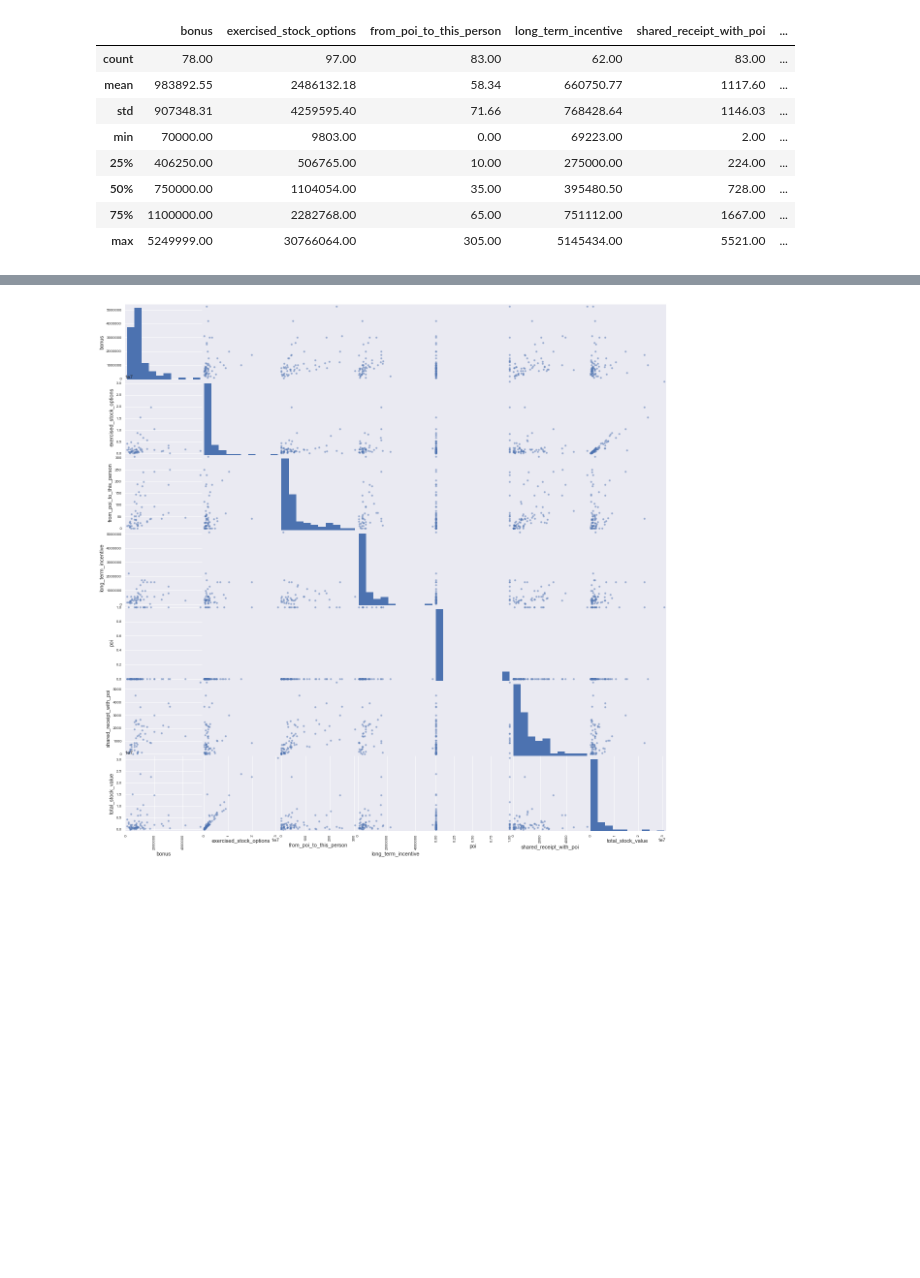
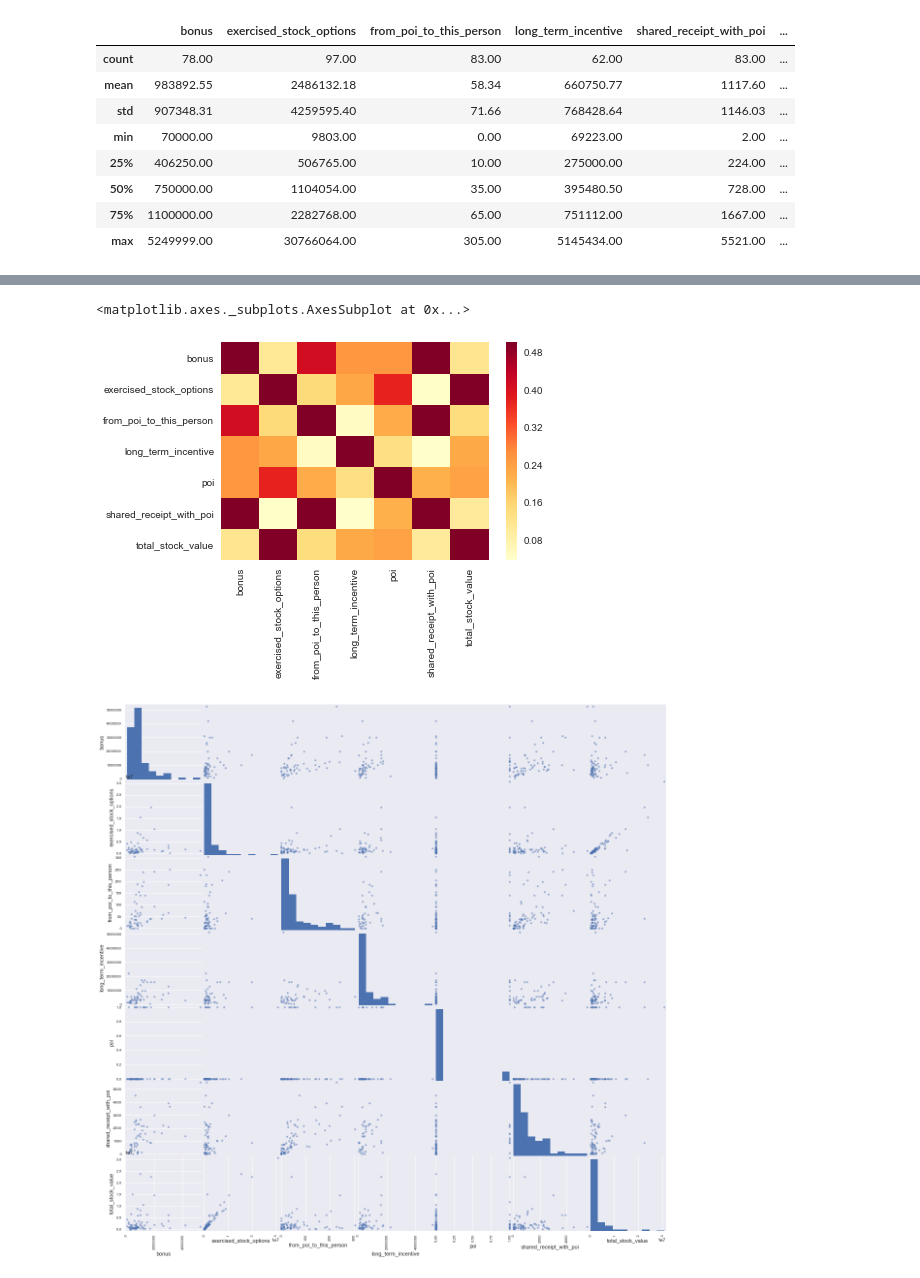
Before and after one commit to slangenbach/udacity-da-nanodegree, a Jupyter notebook: p5/final_project/poi_id.ipynb, the cells around one changed output, grey strips where cells are left out. Saved outputs shown, nothing was run; the diff lists cells and outputs as text; code cells hidden in the pictures; blank space fills up the shorter version.

```diff
--- a/p5/final_project/poi_id.ipynb
+++ b/p5/final_project/poi_id.ipynb
@@ -64,7 +64,7 @@ features = defaultdict(list)
 for k, v in data_dict.iteritems():
     for k2, v2 in v.iteritems():
         if v2 == "NaN":
-            features[k2].append(None)
+            features[k2].append(np.nan)
         else:
             features[k2].append(v2)
 # %%
@@ -178,6 +178,11 @@ for k,v in data_dict.iteritems():
 _ = df_features.hist(bins=10, figsize=(96,96), xlabelsize=45, ylabelsize=45, xrot=40, layout=(4,2))
 # %% [output]
 [figure]
+# %%
+sns.heatmap(df_features.corr(), cmap="YlOrRd", vmax=0.5)
+# %% [output]
+<matplotlib.axes._subplots.AxesSubplot at 0x...>
+[figure, added]
 # %%
 from pandas import scatter_matrix
 _ = scatter_matrix(df_features, alpha=0.5, figsize=(20, 20))
```
Also changed, not shown: parts of 1 cell of this notebook, 4 other files.
